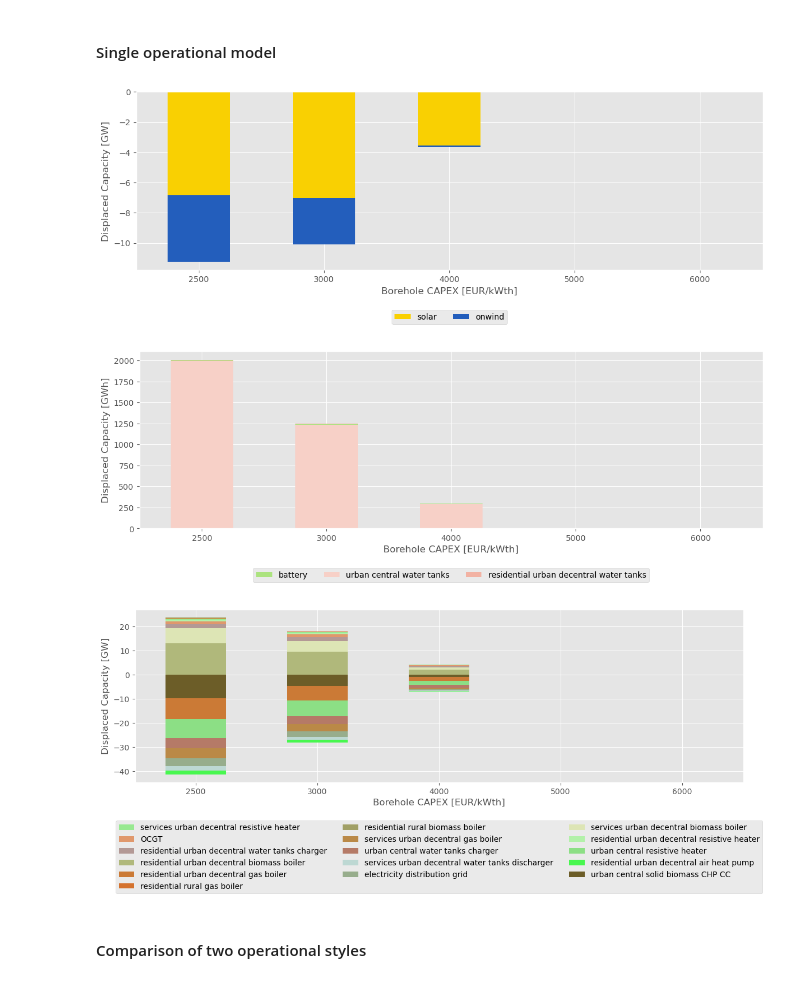
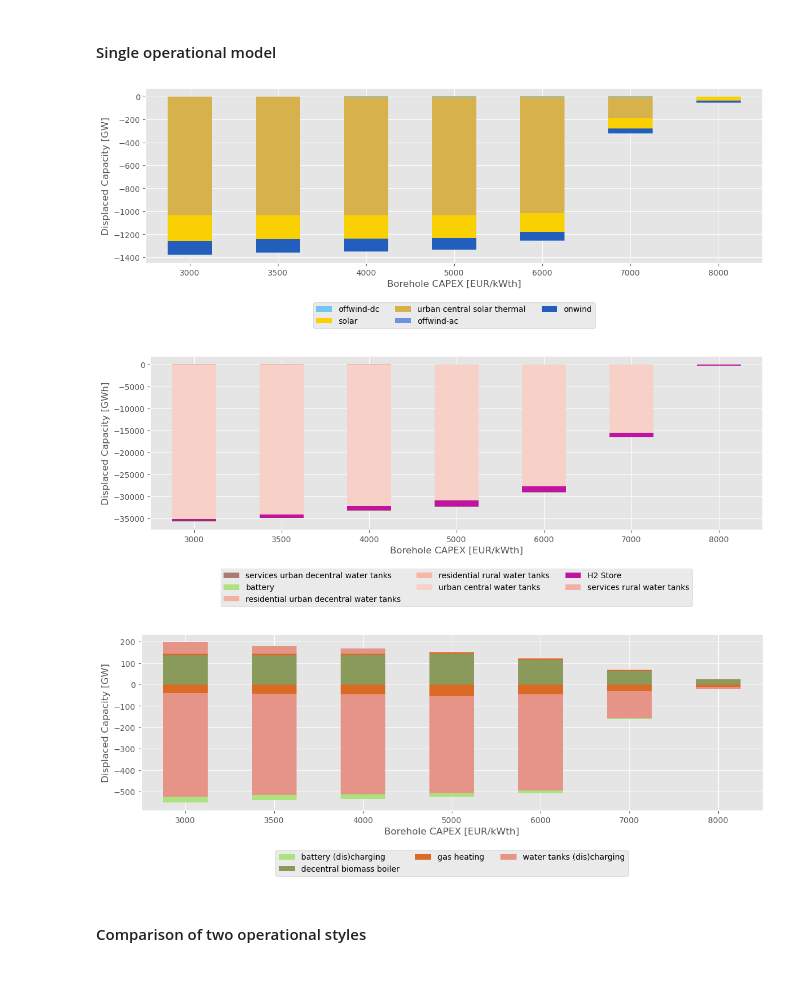
Before and after one commit to LukasFrankenQ/egs_market_integration, a Jupyter notebook: notebooks/plot_spatial_distribution.ipynb, the cells around one changed output. Drawn from its saved outputs; the diff is of its cells as text; code cells hidden in the pictures.

Commit message:
more great plots

```diff
--- a/notebooks/plot_spatial_distribution.ipynb
+++ b/notebooks/plot_spatial_distribution.ipynb
@@ -265,10 +265,12 @@ plt.show()
 # %% [output]
 [figure]
 # %%
-df = get_data("dh", "static", process=False)
+df = get_data("chp", "static", process=False)
 
 col = df.columns[-1]
 diff = get_displaced_capacity(df, col)
+
+diff = diff.loc[:, diff.sum() > 0.]
 # %%
 import yaml
 with open(Path.cwd().parent / "config" / "config.yaml", "r") as f:
@@ -278,7 +308,9 @@ with open(Path.cwd().parent / "config" / "config.yaml", "r") as f:
 # %%
 from matplotlib.patches import Patch
 
-plot_regions = "Central Germany"
+# plot_regions = "Central Germany"
+# plot_regions = ["Northern Spain", "Central Germany"]
+plot_regions = list(mapper)
 n_show_carriers = 16
 units = {
     "generators": "GW",
@@ -292,6 +324,13 @@ drop_thresholds = {
     "stores": 10,
 }
 
+if isinstance(plot_regions, str):
+    plot_regions = [plot_regions]
+
+plot_buses = list()
+for region in plot_regions:
+    plot_buses += mapper[region]
+
 for c in diff.index.get_level_values(0).unique():
 
     if c in ["lines", "progress", "storage_units"]:
@@ -300,7 +339,7 @@ for c in diff.index.get_level_values(0).unique():
     ss = diff.loc[idx[c,:,:], :]
     ss.index = ss.index.droplevel(0)
 
-    ss = ss.loc[idx[mapper[plot_regions], :], :].groupby(level=1).sum()
+    ss = ss.loc[idx[plot_buses, :], :].groupby(level=1).sum()
     ss.columns = ss.columns.get_level_values(0).astype(int)
 
     ss = ss.iloc[:,2:]
@@ -308,16 +347,27 @@ for c in diff.index.get_level_values(0).unique():
     ss_negative = pd.DataFrame(np.minimum(ss.values, 0), index=ss.index, columns=ss.columns)
     ss_positive = pd.DataFrame(np.maximum(ss.values, 0), index=ss.index, columns=ss.columns)
 
-    index = ss_negative.abs().sort_values(by=2500, ascending=False).index[:n_show_carriers//2]
+    index = ss_negative.abs().sort_values(by=3000, ascending=False).index[:n_show_carriers//2]
     ss_negative = ss_negative.loc[index, :]
 
-    index = ss_positive.sort_values(by=2500, ascending=False).index[:n_show_carriers//2]
+    index = ss_positive.sort_values(by=3000, ascending=False).index[:n_show_carriers//2]
     ss_positive = ss_positive.loc[index, :]
 
     fig, ax = plt.subplots(figsize=(14, 4))
 
     # print(ss_negative.sum(axis=1))
     ss_negative = ss_negative.loc[ss_negative.sum(axis=1) < -drop_thresholds[c], :]
+
+    if c == "links":
+        ss_negative = pd.concat((
+            ss_negative.loc[ss_negative.index.intersection(old_carriers)].sum().rename(new_carrier)
+            for new_carrier, old_carriers in carrier_grouper.items()
+        ), axis=1).T
+
+        ss_positive = pd.concat((
+            ss_positive.loc[ss_positive.index.intersection(old_carriers)].sum().rename(new_carrier)
+            for new_carrier, old_carriers in carrier_grouper.items()
+        ), axis=1).T
 
     if not ss_negative.empty:
         ss_negative.T.plot(kind="bar",
@@ -326,41 +376,42 @@ for c in diff.index.get_level_values(0).unique():
             legend=False,
             ax=ax,
             )
+
 
     ss_positive = ss_positive.loc[ss_positive.sum(axis=1) > drop_thresholds[c], :]
 
     if not ss_positive.empty:
         ss_positive.T.plot(kind="bar",
             stacked=True,
             color=[tech_colors[c] for c in ss_positive.index],
             legend=False,
             ax=ax,
             )
 
     legend_elements = [
         Patch(facecolor=tech_colors[carrier], label=carrier)
         for carrier in set(ss_negative.index.tolist() + ss_positive.index.tolist())
     ]
     ax.legend(
         handles=legend_elements,
         loc='upper center',
         bbox_to_anchor=(0.5, -0.2),
         fancybox=True,
         shadow=False,
         ncol=3,
         )
 
     # rotate xticklabels
     for tick in ax.get_xticklabels():
         tick.set_rotation(0)
     ax.set_xlabel("Borehole CAPEX [EUR/kWth]")
     ax.set_ylabel(f"Displaced Capacity [{units[c]}]")
 
     plt.show()
 # %% [output]
-[figure, old version]
+[figure, new version]
-[figure, old version]
+[figure, new version]
-[figure, old version]
+[figure, new version]
 # %% [markdown]
 #### Comparison of two operational styles
 # %%
```
Also changed, not shown: parts of 2 cells of this notebook, 1 other file.
